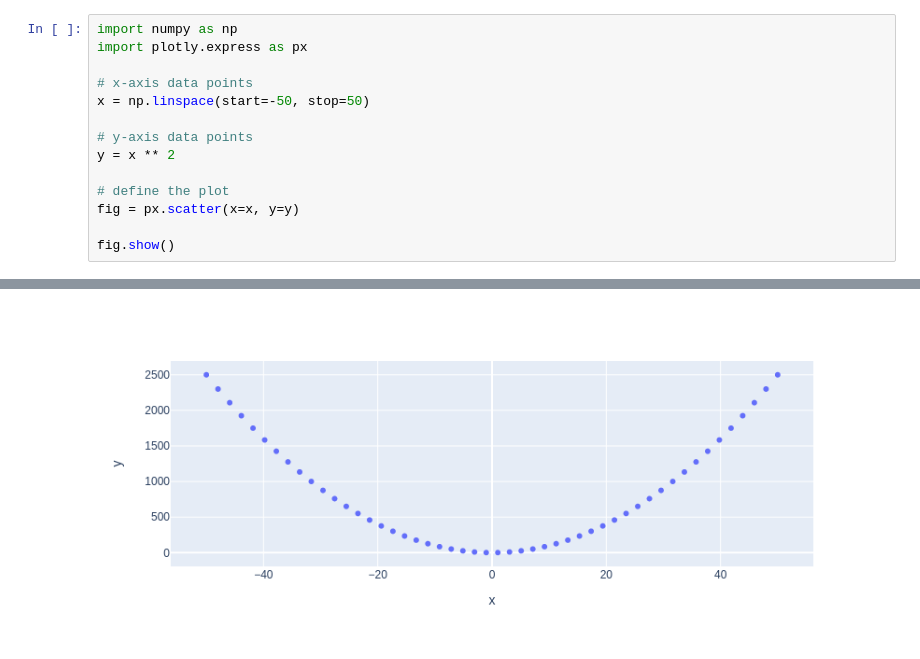
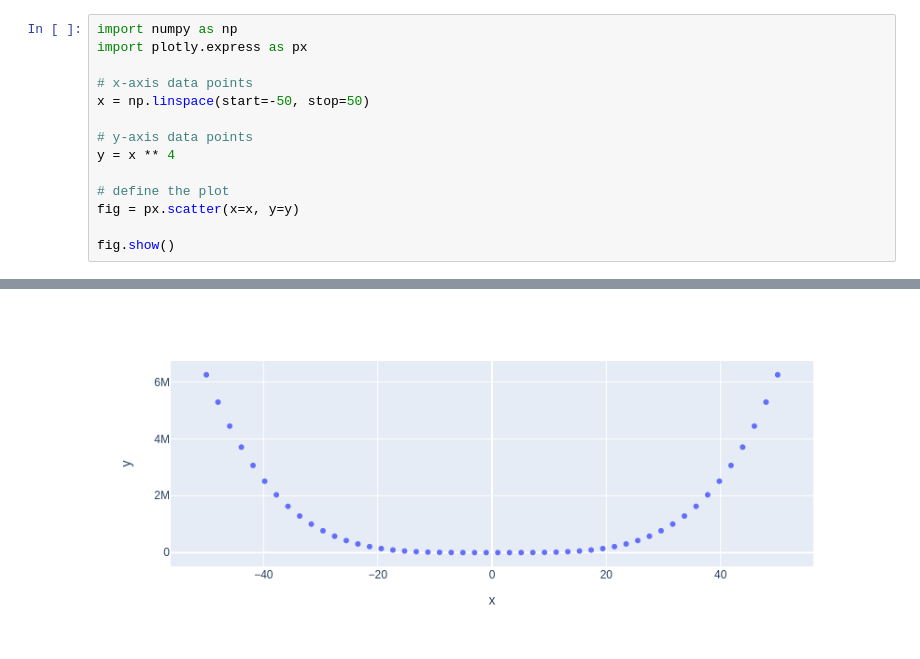
Before and after one commit to DianaShekhter/my-notebooks-repo, a Jupyter notebook: experement1.ipynb, the cells around one changed output, grey strips where cells are left out. Saved outputs shown, nothing was run; the diff lists cells and outputs as text.

```diff
--- a/experement1.ipynb
+++ b/experement1.ipynb
@@ -6,7 +6,7 @@ import plotly.express as px
 x = np.linspace(start=-50, stop=50)
 
 # y-axis data points
-y = x ** 2
+y = x ** 4
 
 # define the plot
 fig = px.scatter(x=x, y=y)
@@ -17 +16 @@ fig.show()
-[figure, old version]
+[figure, new version]
```
Also changed, not shown: parts of 1 cell of this notebook.
